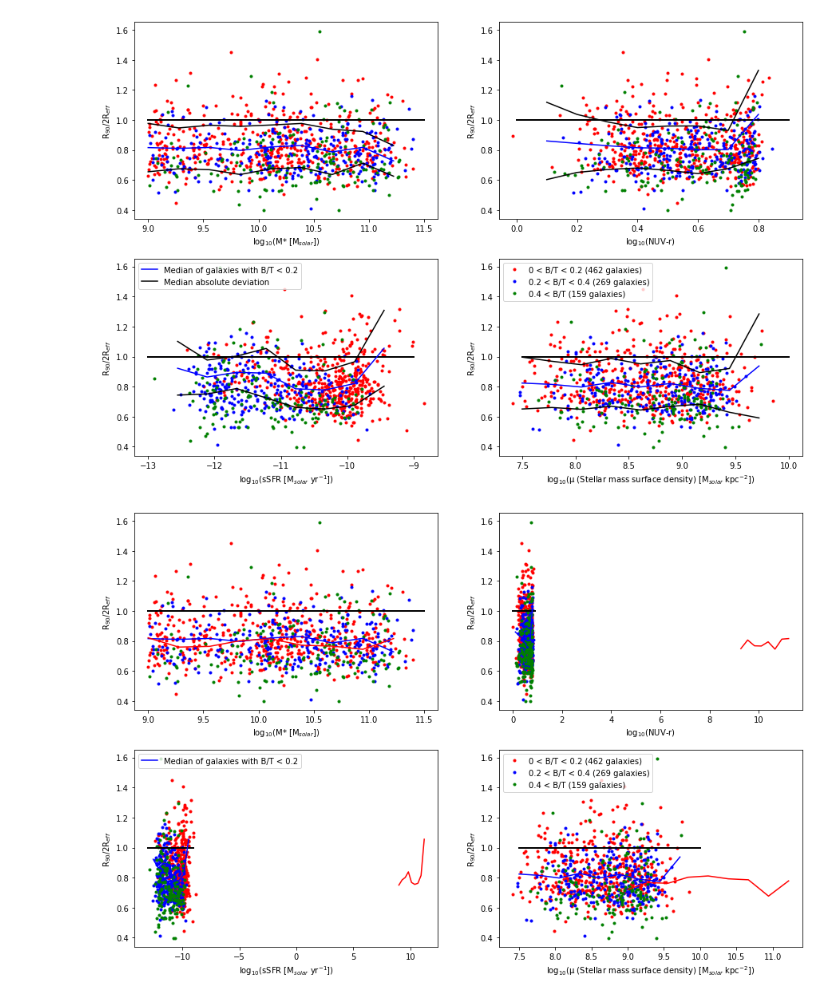
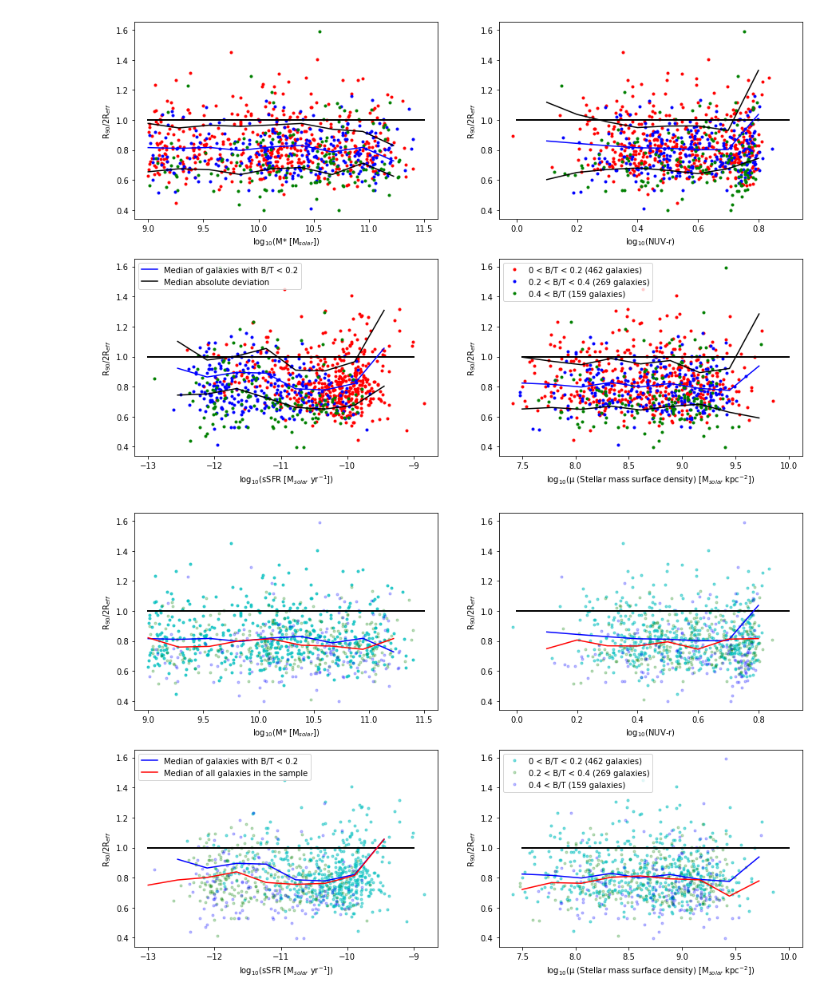
Before and after one commit to Luke-Williams-01/Luke-Williams-01, a Jupyter notebook: ICRARproject.ipynb, the cells around one changed output. Drawn from its saved outputs; the diff is of its cells as text; code cells hidden in the pictures.

```diff
--- a/ICRARproject.ipynb
+++ b/ICRARproject.ipynb
@@ -1228,8 +1230,7 @@ plt.legend(loc='best');
 R90kpc = np.delete(R90kpc, (np.where(MFlag > 3)))
 Reffkpc = np.delete(Reffkpc, (np.where(MFlag > 3)))
 # Calculating the ratio between the radii of the two definitions of the optical regions
-Rratio = R90kpc / Reffkpc
-lgRratio = np.log10(Rratio)
+Rratio1 = R90kpc / Reffkpc
 # %%
 # Comparing the Bulge-to-Total and Bulge-to-Total (corrected) data
 BtoMCorrd = np.delete(BtoMCorr, (np.where(MFlag > 3)))
@@ -1269,3 +1273,15 @@ B/T > 0.4: 159
 B/T > 0.2: 428
 B/T > 0.1: 553
 Galaxies where r90 is greater than double the effective disk radius: 106
+# %%
+'''
+print(len(np.where(BtoMCorrd < 0.000000001)[0]))
+# Bulge-to-total ratio has a large number of entries just labelled as zero, these are removed:
+B2TM = np.delete(BtoMCorrd, (np.where(BtoMCorrd < 0.00001)))
+lgMstar_cut = np.delete(lgMstar_cut1, (np.where(BtoMCorrd < 0.00001)))
+NUVr_cut = np.delete(NUVr_cut1, (np.where(BtoMCorrd < 0.00001)))
+lgmust_cut = np.delete(lgmust_cut1, (np.where(BtoMCorrd < 0.00001)))
+sSFR = np.delete(sSFR1, (np.where(BtoMCorrd < 0.00001)))
+lgsSFR = np.delete(lgsSFR1, (np.where(BtoMCorrd < 0.00001)))
+Rratio = np.delete(Rratio1, (np.where(BtoMCorrd < 0.00001)))
+'''
@@ -1497,9 +1517,9 @@ zliney = np.ones(10)
 
 # Plotting R90/2Reff against Stellar Mass
 plt.subplot(221)
-plt.plot(lgMstar_0, Rratio_0, 'r.')
-plt.plot(lgMstar_02, Rratio_02, 'b.')
-plt.plot(lgMstar_03, Rratio_03, 'g.')
+plt.plot(lgMstar_0, Rratio_0, 'c.', alpha = 0.75)
+plt.plot(lgMstar_02, Rratio_02, 'g.', alpha = 0.25)
+plt.plot(lgMstar_03, Rratio_03, 'b.', alpha = 0.25)
 plt.ylabel('R$_{90}$/2R$_{eff}$')
 plt.xlabel('log$_{10}$(M* [M$_{solar}$])')
 # Adding a line where R90 = 2Reff, above here R90 > 2Reff, below 2Reff > R90
@@ -1512,46 +1532,46 @@ plt.plot(bins_Mstar[:-1], mHI_Mstar_gl[:-1], 'r-')
 
 # Plotting R90/2Reff against NUV-r colour index
 plt.subplot(222)
-plt.plot(np.log10(NUVr_0), Rratio_0, 'r.')
-plt.plot(np.log10(NUVr_02), Rratio_02, 'b.')
-plt.plot(np.log10(NUVr_03), Rratio_03, 'g.')
+plt.plot(np.log10(NUVr_0), Rratio_0, 'c.', alpha = 0.5)
+plt.plot(np.log10(NUVr_02), Rratio_02, 'g.', alpha = 0.25)
+plt.plot(np.log10(NUVr_03), Rratio_03, 'b.', alpha = 0.25)
 plt.ylabel('R$_{90}$/2R$_{eff}$')
 plt.xlabel('log$_{10}$(NUV-r)')
 zlinex = np.linspace(0, 0.9, 10)
 plt.plot(zlinex, zliney, 'k-', linewidth = 2)
 # Adding a median line for 0 < B/T < 0.2
 plt.plot(bins_NUVr[:-1], mHI_NUVr[:-1], 'b-')
 # Adding a median line for all data
-plt.plot(bins_Mstar[:-1], mHI_NUVr_gl[:-1], 'r-')
+plt.plot(bins_NUVr[:-1], mHI_NUVr_gl[:-1], 'r-')
 
 # Plotting R90/2Reff against sSFR, specific Star Formation Rate
 plt.subplot(223)
-plt.plot(lgsSFR_0, Rratio_0, 'r.')
-plt.plot(lgsSFR_02, Rratio_02, 'b.')
-plt.plot(lgsSFR_03, Rratio_03, 'g.')
+plt.plot(lgsSFR_0, Rratio_0, 'c.', alpha = 0.5)
+plt.plot(lgsSFR_02, Rratio_02, 'g.', alpha = 0.25)
+plt.plot(lgsSFR_03, Rratio_03, 'b.', alpha = 0.25)
 plt.ylabel('R$_{90}$/2R$_{eff}$')
 plt.xlabel('log$_{10}$(sSFR [M$_{solar}$ yr$^{-1}$])')
 zlinex = np.linspace(-13, -9, 10)
 plt.plot(zlinex, zliney, 'k-', linewidth = 2)
 # Adding a median line for 0 < B/T < 0.2
 plt.plot(bins_sSFR[:-1], mHI_sSFR[:-1], 'b-', label='Median of galaxies with B/T < 0.2')
 # Adding a median line for all data
-plt.plot(bins_Mstar[:-1], mHI_sSFR_gl[:-1], 'r-')
+plt.plot(bins_sSFR[:-1], mHI_sSFR_gl[:-1], 'r-', label='Median of all galaxies in the sample')
 plt.legend(loc='upper left')
 
 # Plotting R90/2Reff against stellar mass surface density
 plt.subplot(224)
-plt.plot(lgmust_0, Rratio_0, 'r.', label='0 < B/T < 0.2 (462 galaxies)')
-plt.plot(lgmust_02, Rratio_02, 'b.', label='0.2 < B/T < 0.4 (269 galaxies)')
-plt.plot(lgmust_03, Rratio_03, 'g.', label='0.4 < B/T (159 galaxies)')
+plt.plot(lgmust_0, Rratio_0, 'c.', alpha = 0.5, label='0 < B/T < 0.2 (462 galaxies)')
+plt.plot(lgmust_02, Rratio_02, 'g.', alpha = 0.25, label='0.2 < B/T < 0.4 (269 galaxies)')
+plt.plot(lgmust_03, Rratio_03, 'b.', alpha = 0.25, label='0.4 < B/T (159 galaxies)')
 plt.ylabel('R$_{90}$/2R$_{eff}$')
 plt.xlabel('log$_{10}$(μ (Stellar mass surface density) [M$_{solar}$ kpc$^{-2}$])')
 zlinex = np.linspace(7.5, 10, 10)
 plt.plot(zlinex, zliney, 'k-', linewidth = 2)
 # Adding a median line for 0 < B/T < 0.2
 plt.plot(bins_Must[:-1], mHI_Must[:-1], 'b-')
 # Adding a median line for all data
-plt.plot(bins_Mstar[:-1], mHI_Must_gl[:-1], 'r-')
+plt.plot(bins_Must[:-1], mHI_Must_gl[:-1], 'r-')
 plt.legend(loc='upper left');
 # %% [output]
-[figure, old version]
+[figure, new version]
```
Also changed, not shown: parts of 7 cells of this notebook.
